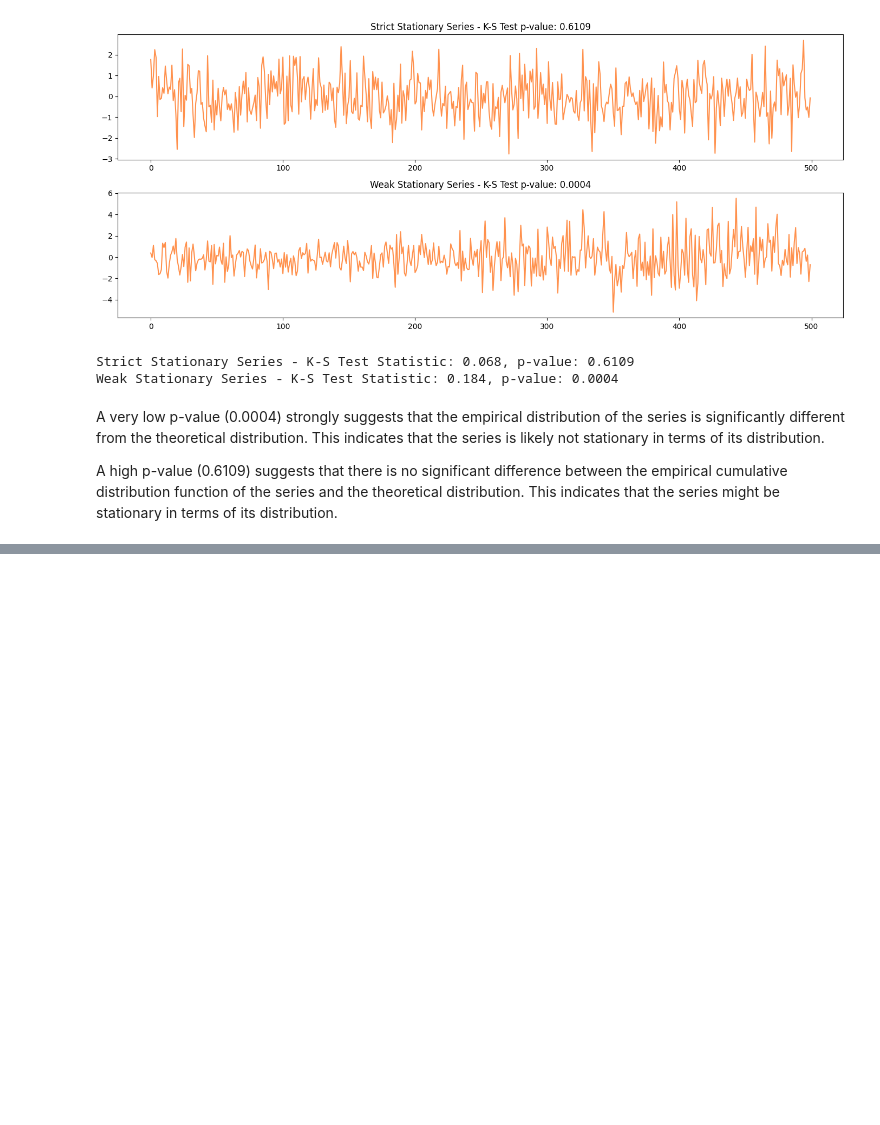
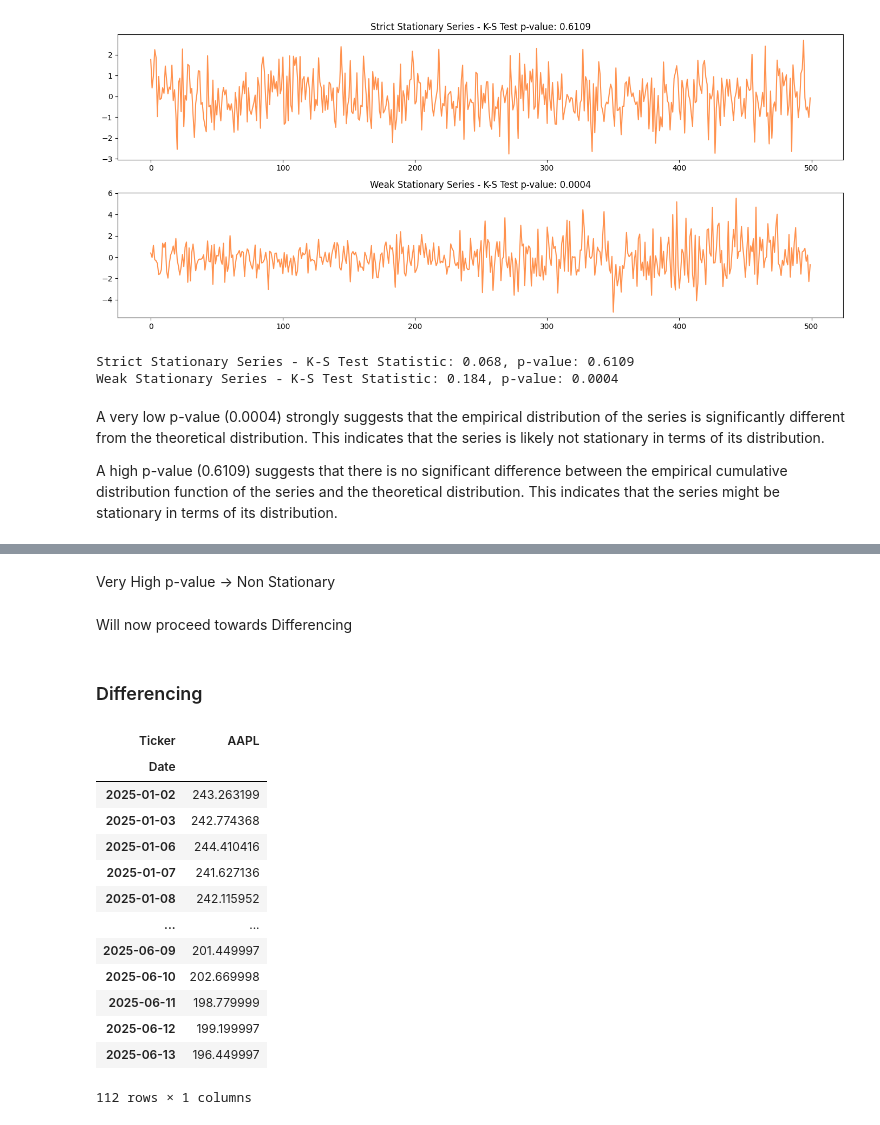
Before and after one commit to itzuditsharma/Time-Series-Analysis, a Jupyter notebook: 01_Temporal_Components.ipynb, the cells around one changed output, grey strips where cells are left out. Cells and saved outputs as stored; diff of their text form; code cells hidden in the pictures; blank space fills up the shorter version.

Commit message:
Added Differencing

```diff
--- a/01_Temporal_Components.ipynb
+++ b/01_Temporal_Components.ipynb
@@ -243,0 +267,2 @@ A high p-value (0.6109) suggests that there is no significant difference between
+# %%
+prices = stock_data['Close']
@@ -243,0 +279,23 @@ A high p-value (0.6109) suggests that there is no significant difference between
+# %% [markdown]
+Very High p-value -> Non Stationary
+# %% [markdown]
+Will now proceed towards Differencing
+# %% [markdown]
+### Differencing
+# %%
+prices
+# %% [output]
+| Ticker | AAPL |
+| Date |  |
+| 2025-01-02 | 243.263199 |
+| 2025-01-03 | 242.774368 |
+| 2025-01-06 | 244.410416 |
+| 2025-01-07 | 241.627136 |
+| 2025-01-08 | 242.115952 |
+| ... | ... |
+| 2025-06-09 | 201.449997 |
+| 2025-06-10 | 202.669998 |
+| 2025-06-11 | 198.779999 |
+| 2025-06-12 | 199.199997 |
+| 2025-06-13 | 196.449997 |
+112 rows × 1 columns
```
Also changed, not shown: parts of 8 cells of this notebook.
